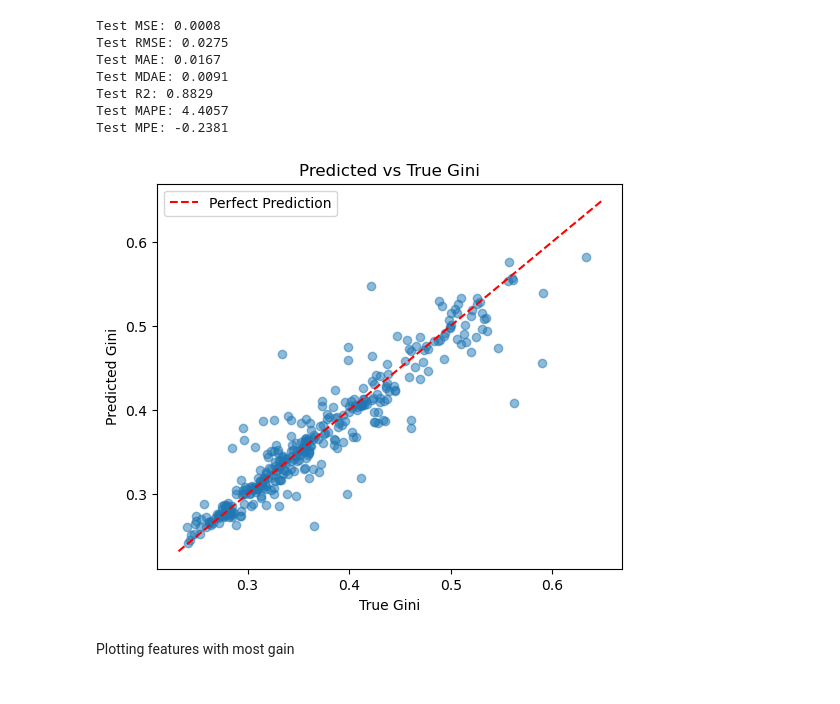
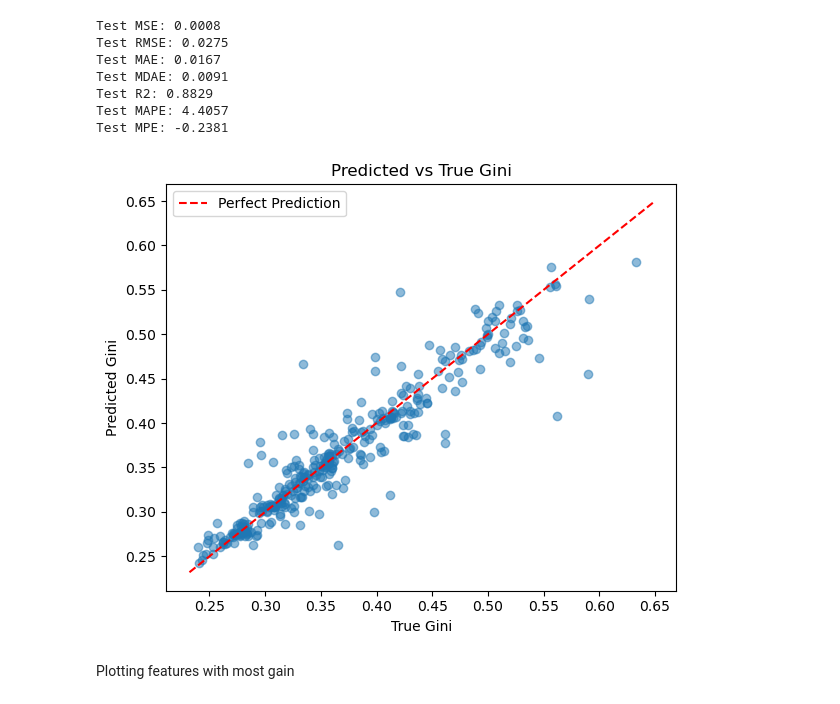
Before and after one commit to samrauh/dlss-project, a Jupyter notebook: model/baseline.ipynb, the cells around one changed output. Drawn from its saved outputs; the diff is of its cells as text; code cells hidden in the pictures.

```diff
--- a/model/baseline.ipynb
+++ b/model/baseline.ipynb
@@ -587,17 +587,26 @@ Test R2: 0.8829
 Test MAPE: 4.4057
 Test MPE: -0.2381
 # %%
+import matplotlib.pyplot as plt
+from matplotlib.ticker import MultipleLocator
 
 plt.figure(figsize=(6,5))
 plt.scatter(y_test, y_pred, alpha=0.5)
 plt.xlabel("True Gini")
 plt.ylabel("Predicted Gini")
 plt.plot([y.min(), y.max()], [y.min(), y.max()], '--r', label="Perfect Prediction")
 plt.legend()
 plt.title("Predicted vs True Gini")
+
+# Set tick spacing
+ax = plt.gca()
+ax.xaxis.set_major_locator(MultipleLocator(0.05))
+ax.yaxis.set_major_locator(MultipleLocator(0.05))
+
+plt.tight_layout()
 plt.show()
 # %% [output]
-[figure, old version]
+[figure, new version]
 # %% [markdown]
 Plotting features with most gain
 # %%
```
Also changed, not shown: 15 other files.
